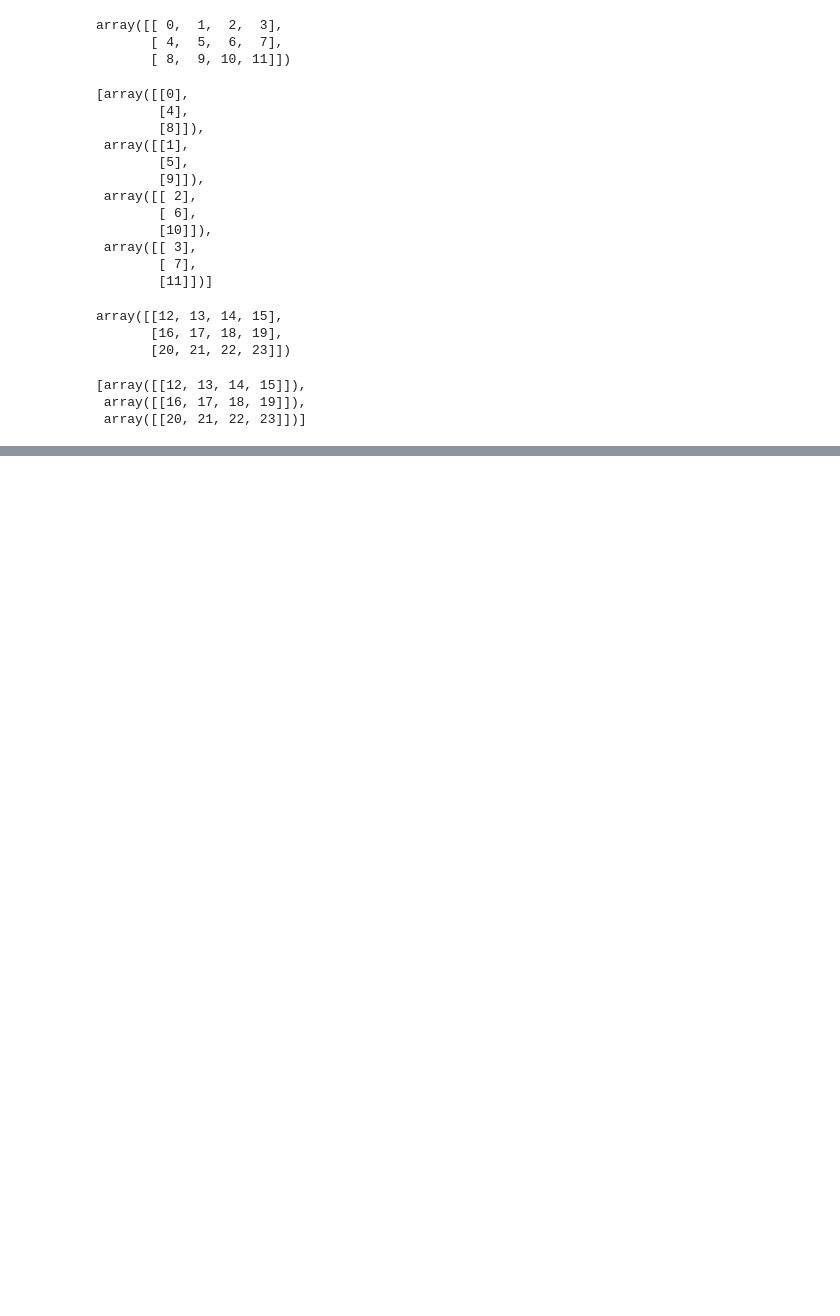
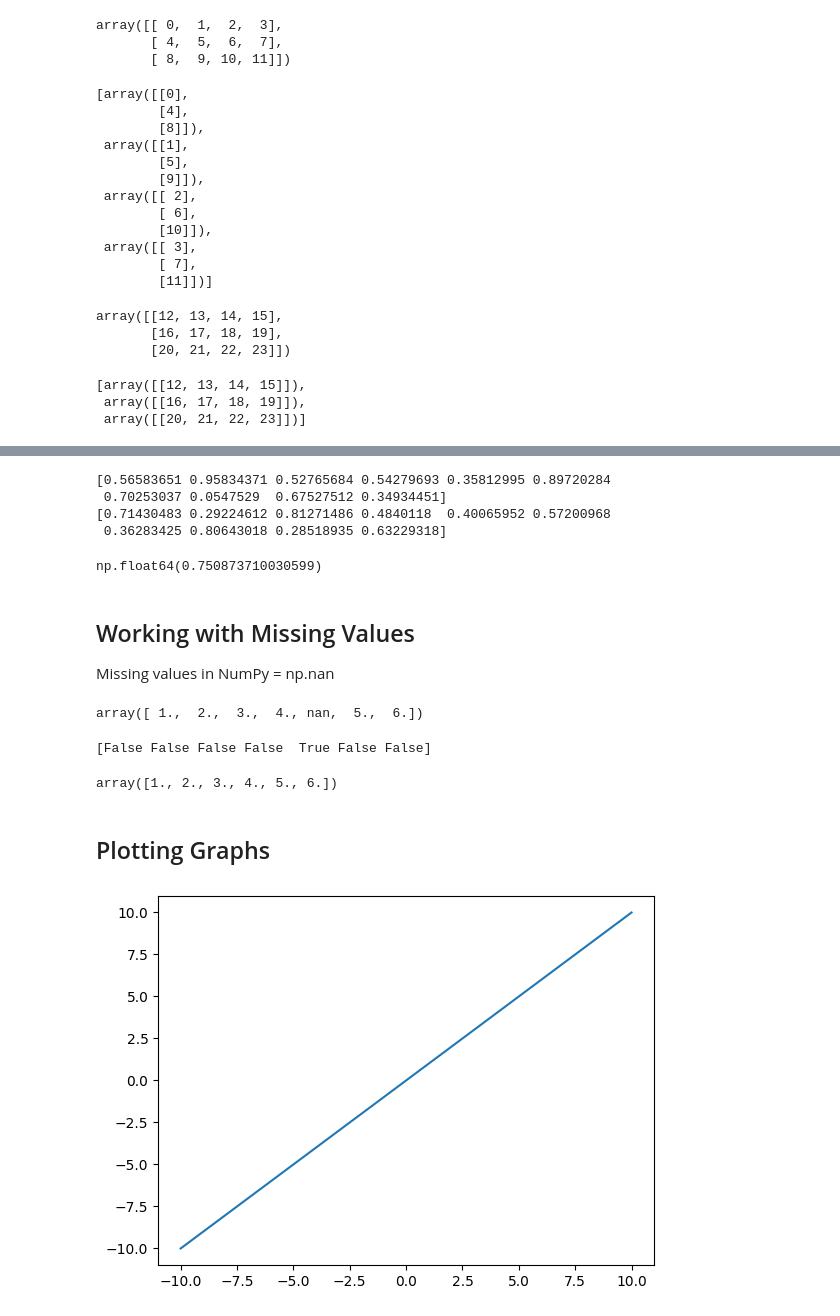
Before and after one commit to InfinityxR9/Python, a Jupyter notebook: ML/numpy.ipynb, the cells around one changed output, grey strips where cells are left out. Saved outputs shown, nothing was run; the diff lists cells and outputs as text; code cells hidden in the pictures; blank space fills up the shorter version.

```diff
--- a/ML/numpy.ipynb
+++ b/ML/numpy.ipynb
@@ -608,0 +962,54 @@ np.vsplit(a5, 3)
+# %%
+# binary cross entropy
+
+# used for Logistic regression Loss function
+
+def BCE(actual: np.ndarray, predicted: np.ndarray):
+    return -np.mean(predicted*np.log(predicted) + (1-actual)*np.log(1-predicted))
+
+a = np.random.random(10)
+b = np.random.random(10)
+print(a)
+print(b)
+
+BCE(a, b)
+# %% [output]
+[0.56583651 0.95834371 0.52765684 0.54279693 0.35812995 0.89720284
+ 0.70253037 0.0547529  0.67527512 0.34934451]
+[0.71430483 0.29224612 0.81271486 0.4840118  0.40065952 0.57200968
+ 0.36283425 0.80643018 0.28518935 0.63229318]
+np.float64(0.750873710030599)
+# %% [markdown]
+## Working with Missing Values
+
+Missing values in NumPy = np.nan
+# %%
+a = np.array([1,2,3,4, np.nan, 5,6])
+a
+# %% [output]
+array([ 1.,  2.,  3.,  4., nan,  5.,  6.])
+# %%
+# Removing missing values
+
+print(np.isnan(a))  # true for missing value
+
+a[~np.isnan(a)]
+# %% [output]
+[False False False False  True False False]
+array([1., 2., 3., 4., 5., 6.])
+# %% [markdown]
+## Plotting Graphs
+# %%
+# Plotting 2D graphs
+
+# y = x
+
+x = np.linspace(-10, 10, 100)
+y = x
+
+import matplotlib.pyplot as plt
+
+plt.plot(x, y)
+plt.show()
+# %% [output]
+[figure, added]
```
Also changed, not shown: parts of 35 cells of this notebook.
